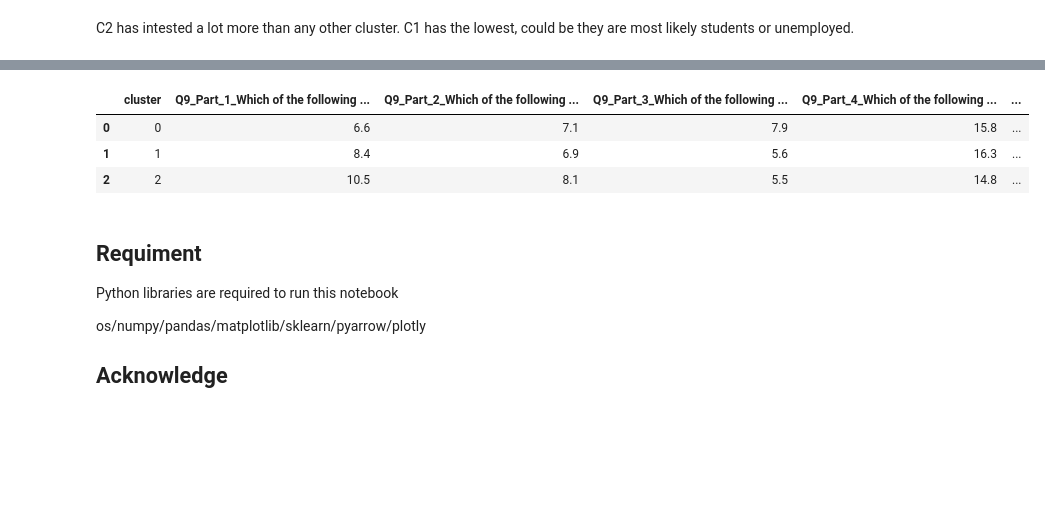
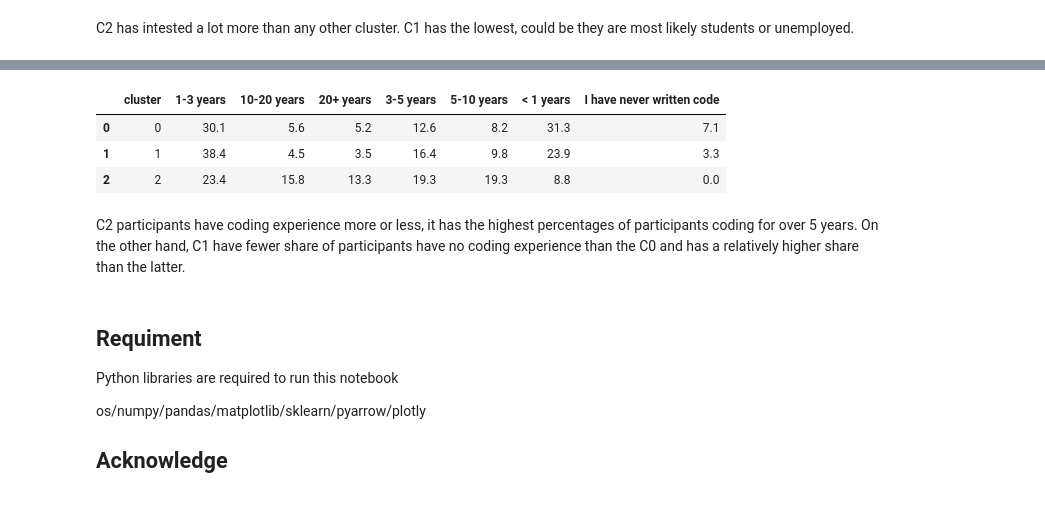
Before and after one commit to thecrossed/udacity_ds_nano_degree_capstone, a Jupyter notebook: udacity_ds_nano_degree_capstone.ipynb, the cells around one changed output, grey strips where cells are left out. Saved outputs shown, nothing was run; the diff lists cells and outputs as text; code cells hidden in the pictures; blank space fills up the shorter version.

Commit message:
coding exp

```diff
--- a/udacity_ds_nano_degree_capstone.ipynb
+++ b/udacity_ds_nano_degree_capstone.ipynb
@@ -628,13 +628,15 @@ cluster_question_plot(binary_data, "InvestDS")[0]
 # %% [markdown]
 C2 has intested a lot more than any other cluster. C1 has the lowest, could be they are most likely students or unemployed.
 # %%
-cluster_question_plot(binary_data, "IDE")[0]
+cluster_question_plot(binary_data, "CodeExp")[0]
 # %% [output]
 [interactive output not drawn]
-|  | cluster | Q9_Part_1_Which of the following ... | Q9_Part_2_Which of the following ... | Q9_Part_3_Which of the following ... | Q9_Part_4_Which of the following ... | ... |
-| 0 | 0 | 6.6 | 7.1 | 7.9 | 15.8 | ... |
-| 1 | 1 | 8.4 | 6.9 | 5.6 | 16.3 | ... |
-| 2 | 2 | 10.5 | 8.1 | 5.5 | 14.8 | ... |
+|  | cluster | 1-3 years | 10-20 years | 20+ years | 3-5 years | 5-10 years | < 1 years | I have never written code |
+| 0 | 0 | 30.1 | 5.6 | 5.2 | 12.6 | 8.2 | 31.3 | 7.1 |
+| 1 | 1 | 38.4 | 4.5 | 3.5 | 16.4 | 9.8 | 23.9 | 3.3 |
+| 2 | 2 | 23.4 | 15.8 | 13.3 | 19.3 | 19.3 | 8.8 | 0.0 |
+# %% [markdown]
+C2 participants have coding experience more or less, it has the highest percentages of participants coding for over 5 years. On the other hand, C1 have fewer share of participants have no coding experience than the C0 and has a relatively higher share than the latter.
 # %% [markdown]
 ## Requiment
 Python libraries are required to run this notebook
```
